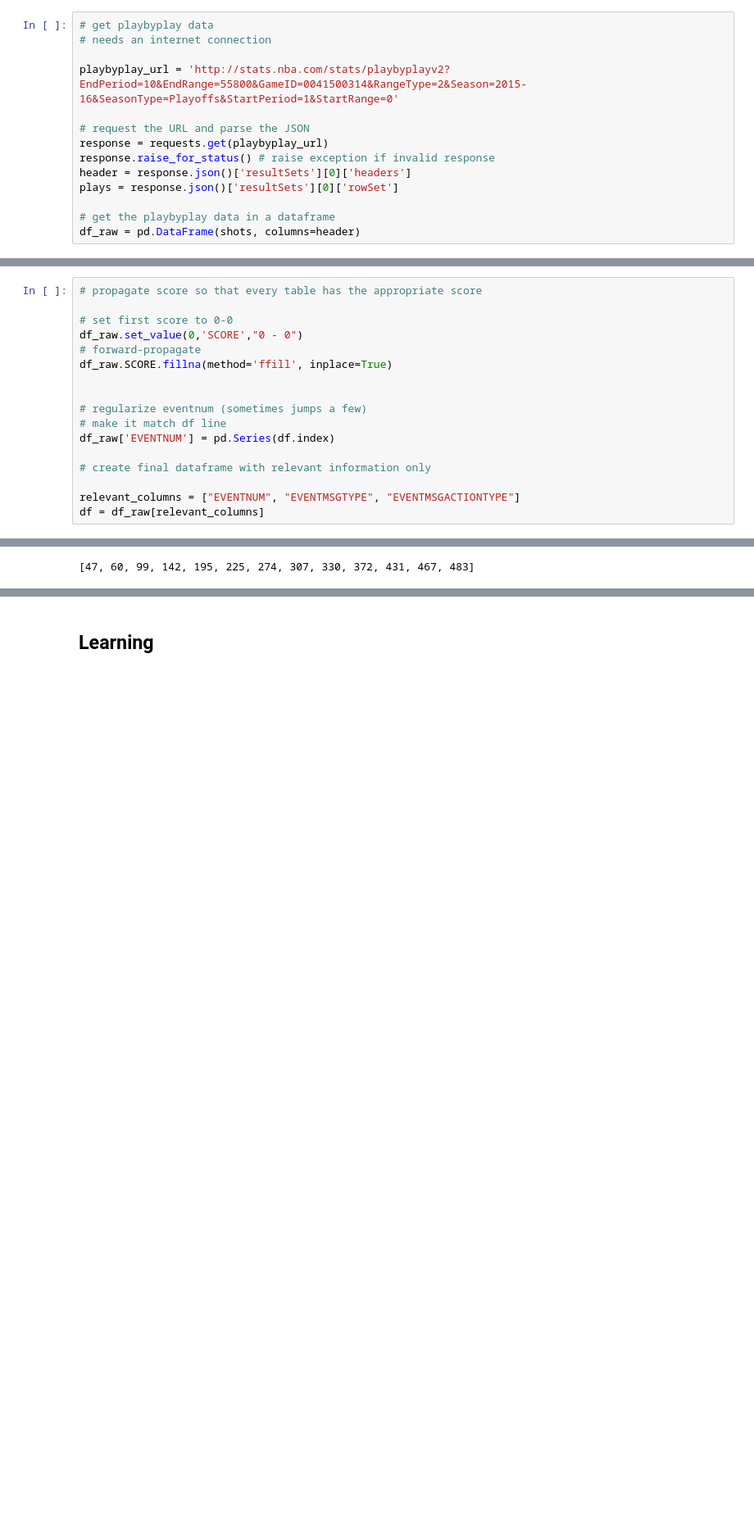
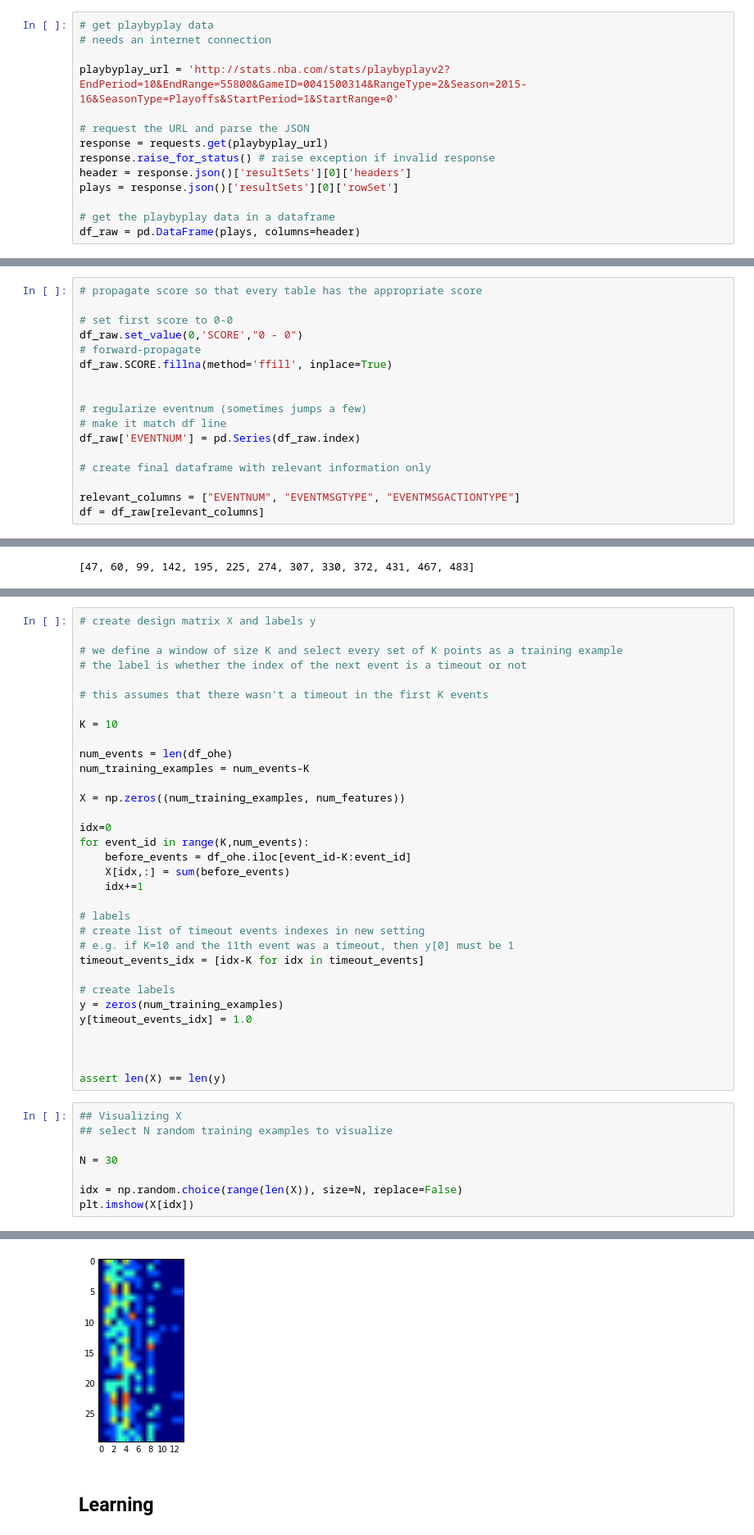
Before and after one commit to joaopcoelho/tiles, a Jupyter notebook: Scraping stats.nba.com.ipynb, the cells around one changed output, grey strips where cells are left out. Shown at 82% size. Saved outputs shown, nothing was run; the diff lists cells and outputs as text; blank space fills up the shorter version.

```diff
--- a/Scraping stats.nba.com.ipynb
+++ b/Scraping stats.nba.com.ipynb
@@ -33,7 +33,7 @@ header = response.json()['resultSets'][0]['headers']
 plays = response.json()['resultSets'][0]['rowSet']
 
 # get the playbyplay data in a dataframe
-df_raw = pd.DataFrame(shots, columns=header)
+df_raw = pd.DataFrame(plays, columns=header)
 # %% [markdown]
 ## Pre-processing data (including handling missing data)
 # %%
@@ -47,7 +47,7 @@ df_raw.SCORE.fillna(method='ffill', inplace=True)
 
 # regularize eventnum (sometimes jumps a few)
 # make it match df line
-df_raw['EVENTNUM'] = pd.Series(df.index)
+df_raw['EVENTNUM'] = pd.Series(df_raw.index)
 
 # create final dataframe with relevant information only
 
@@ -132,0 +92,42 @@ plt.imshow(X)
+# %%
+# create design matrix X and labels y
+
+# we define a window of size K and select every set of K points as a training example
+# the label is whether the index of the next event is a timeout or not
+
+# this assumes that there wasn't a timeout in the first K events
+
+K = 10
+
+num_events = len(df_ohe)
+num_training_examples = num_events-K
+
+X = np.zeros((num_training_examples, num_features))
+
+idx=0
+for event_id in range(K,num_events):
+    before_events = df_ohe.iloc[event_id-K:event_id]
+    X[idx,:] = sum(before_events)
+    idx+=1
+
+# labels
+# create list of timeout events indexes in new setting
+# e.g. if K=10 and the 11th event was a timeout, then y[0] must be 1
+timeout_events_idx = [idx-K for idx in timeout_events]
+
+# create labels
+y = zeros(num_training_examples)
+y[timeout_events_idx] = 1.0
+
+
+
+assert len(X) == len(y)
+# %%
+## Visualizing X
+## select N random training examples to visualize
+
+N = 30
+
+idx = np.random.choice(range(len(X)), size=N, replace=False)
+plt.imshow(X[idx])
+# %% [output]
@@ -133,2 +135,3 @@ plt.imshow(X)
+[figure, added]
 # %% [markdown]
 ## Learning
```
Also changed, not shown: parts of 26 cells of this notebook.
